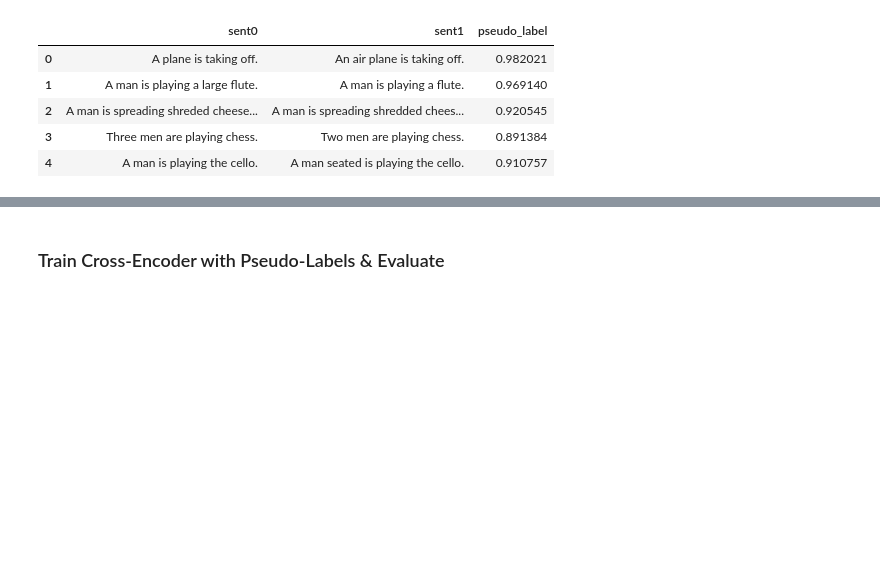
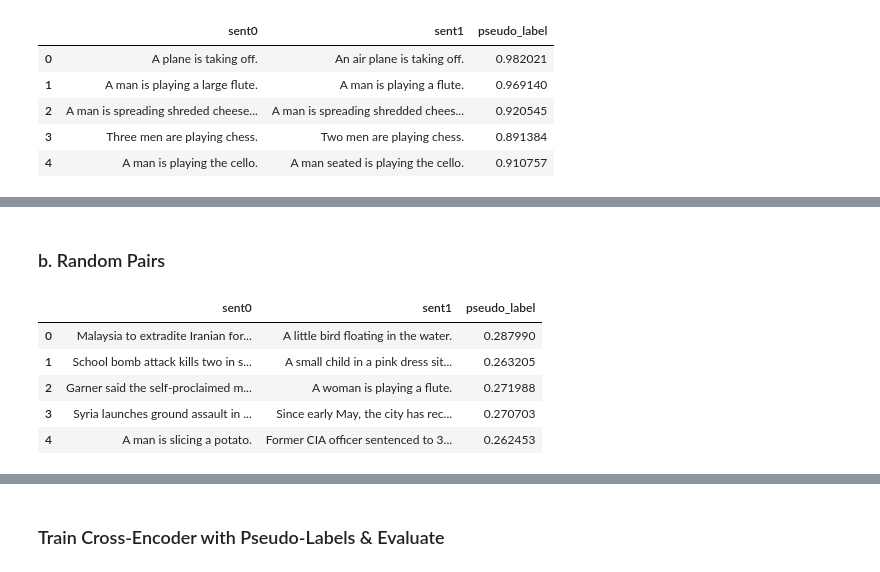
Before and after one commit to ChainsmokersAI/Trans-Encoder, a Jupyter notebook: notebook/2. Create Pseudo-Labels using Bi-Encoder & Train Cross-Encoder.ipynb, the cells around one changed output, grey strips where cells are left out. Saved outputs shown, nothing was run; the diff lists cells and outputs as text; code cells hidden in the pictures; blank space fills up the shorter version.

```diff
--- a/notebook/2. Create Pseudo-Labels using Bi-Encoder & Train Cross-Encoder.ipynb
+++ b/notebook/2. Create Pseudo-Labels using Bi-Encoder & Train Cross-Encoder.ipynb
@@ -133,3 +143,5 @@ df.head(5)
 # %%
 # Save Dataset
 df.to_csv("../dataset/bi2cross-sts-train.csv", index=False)
+# %% [markdown]
+### b. Random Pairs
@@ -135,0 +196,14 @@ df.to_csv("../dataset/bi2cross-sts-train.csv", index=False)
+# %%
+df=pseudo_label(
+    dataset_path="../dataset/stsbenchmark/sts-train.csv",
+    tokenizer=tokenizer_bi,
+    model=bi_enc
+)
+df.head(5)
+# %% [output]
+|  | sent0 | sent1 | pseudo_label |
+| 0 | Malaysia to extradite Iranian for... | A little bird floating in the water. | 0.287990 |
+| 1 | School bomb attack kills two in s... | A small child in a pink dress sit... | 0.263205 |
+| 2 | Garner said the self-proclaimed m... | A woman is playing a flute. | 0.271988 |
+| 3 | Syria launches ground assault in ... | Since early May, the city has rec... | 0.270703 |
+| 4 | A man is slicing a potato. | Former CIA officer sentenced to 3... | 0.262453 |
```
Also changed, not shown: parts of 9 cells of this notebook.
